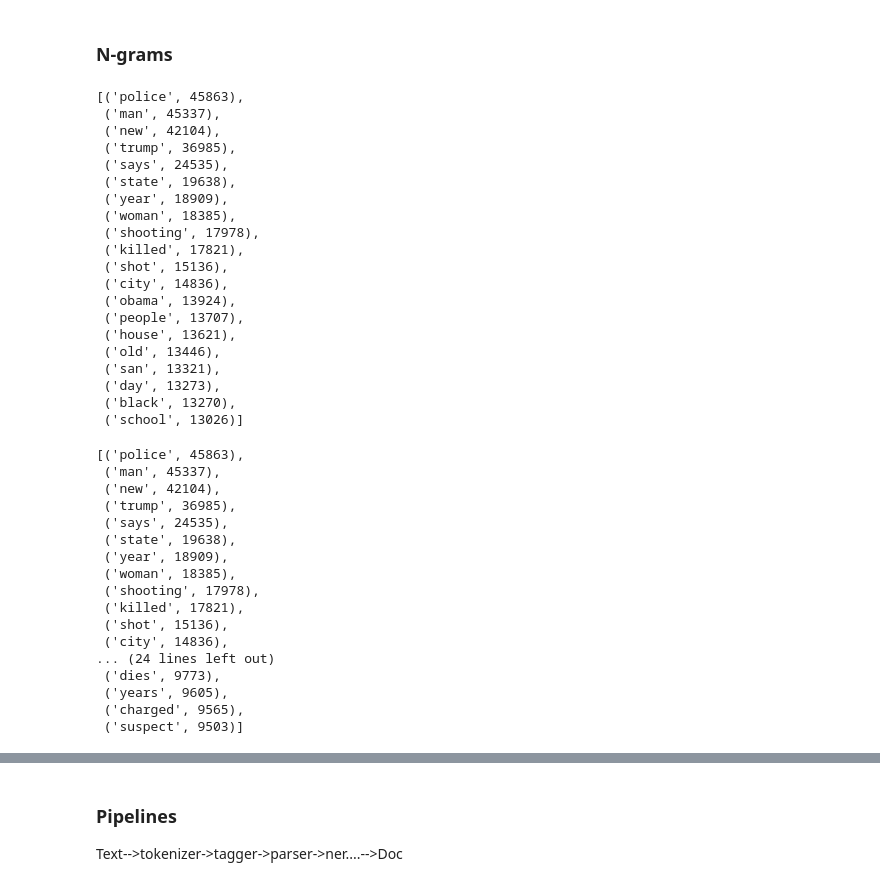
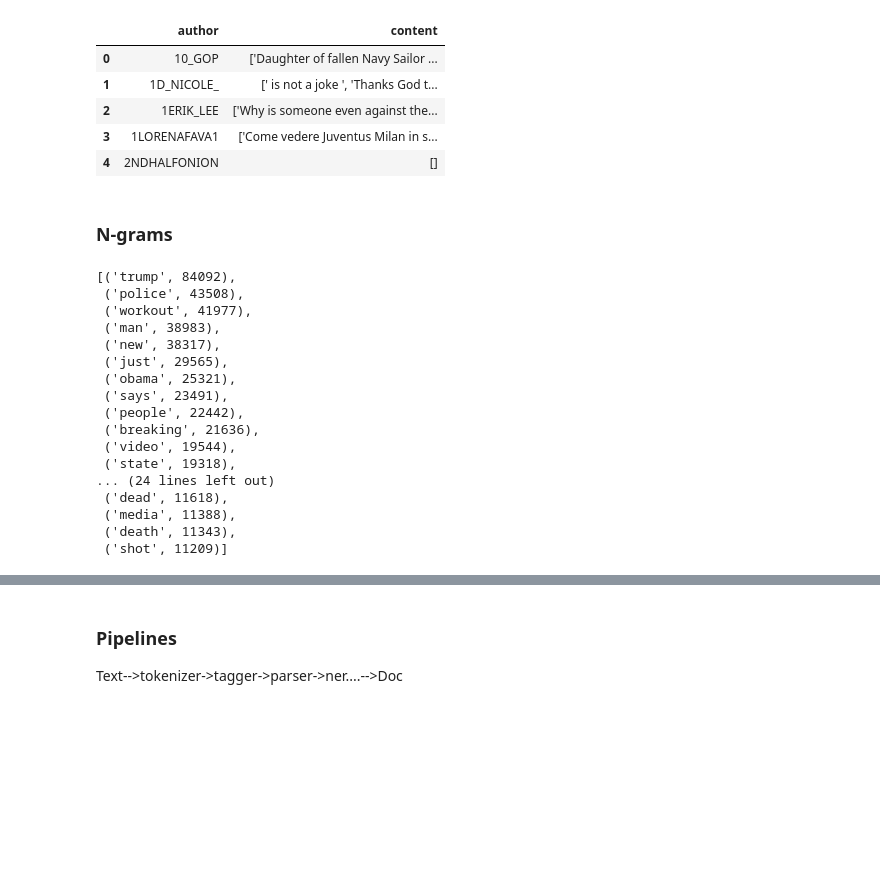
Before and after one commit to gcdunn/twitter-sockpuppet-nlp, a Jupyter notebook: NLP-5.ipynb, the cells around one changed output, grey strips where cells are left out. Saved outputs shown, nothing was run; the diff lists cells and outputs as text; code cells hidden in the pictures; blank space fills up the shorter version.

```diff
--- a/NLP-5.ipynb
+++ b/NLP-5.ipynb
@@ -22 +26,12 @@ user_original.head()
+# %%
+with sql.connect('../data/user_rt.db') as conn:
+    user_rt = pd.read_sql_query('select * from user_rt', conn)
+user_rt.head()
+# %% [output]
+|  | author | content |
+| 0 | 10_GOP | ['Daughter of fallen Navy Sailor ... |
+| 1 | 1D_NICOLE_ | [' is not a joke ', 'Thanks God t... |
+| 2 | 1ERIK_LEE | ['Why is someone even against the... |
+| 3 | 1LORENAFAVA1 | ['Come vedere Juventus Milan in s... |
+| 4 | 2NDHALFONION | [] |
 # %%
@@ -30,47 +46,24 @@ ngram_vect = TfidfVectorizer(ngram_range=(2,3), stop_words='english')
 # %%
-original_summaries = "".join(user_original['tweet_text'])
-original_ngrams = unigram_vect.build_analyzer()(original_summaries)
+original_summaries = "".join(user_original['content'])
+original_unigrams = unigram_vect.build_analyzer()(original_summaries)
 
-Counter(original_ngrams).most_common(20)
+Counter(original_unigrams).most_common(40)
 # %% [output]
-[('police', 45863),
- ('man', 45337),
- ('new', 42104),
- ('trump', 36985),
- ('says', 24535),
- ('state', 19638),
- ('year', 18909),
- ('woman', 18385),
- ('shooting', 17978),
- ('killed', 17821),
- ('shot', 15136),
- ('city', 14836),
- ('obama', 13924),
- ('people', 13707),
- ('house', 13621),
- ('old', 13446),
- ('san', 13321),
- ('day', 13273),
- ('black', 13270),
- ('school', 13026)]
+[('trump', 84092),
+ ('police', 43508),
+ ('workout', 41977),
+ ('man', 38983),
+ ('new', 38317),
+ ('just', 29565),
+ ('obama', 25321),
+ ('says', 23491),
+ ('people', 22442),
+ ('breaking', 21636),
+ ('video', 19544),
+ ('state', 19318),
+... (24 lines left out)
+ ('dead', 11618),
+ ('media', 11388),
+ ('death', 11343),
+ ('shot', 11209)]
-# %%
-Counter(original_ngrams).most_common(40)
-# %% [output]
-[('police', 45863),
- ('man', 45337),
- ('new', 42104),
- ('trump', 36985),
- ('says', 24535),
- ('state', 19638),
- ('year', 18909),
- ('woman', 18385),
- ('shooting', 17978),
- ('killed', 17821),
- ('shot', 15136),
- ('city', 14836),
-... (24 lines left out)
- ('dies', 9773),
- ('years', 9605),
- ('charged', 9565),
- ('suspect', 9503)]
 # %%
```
Also changed, not shown: parts of 27 cells of this notebook.
